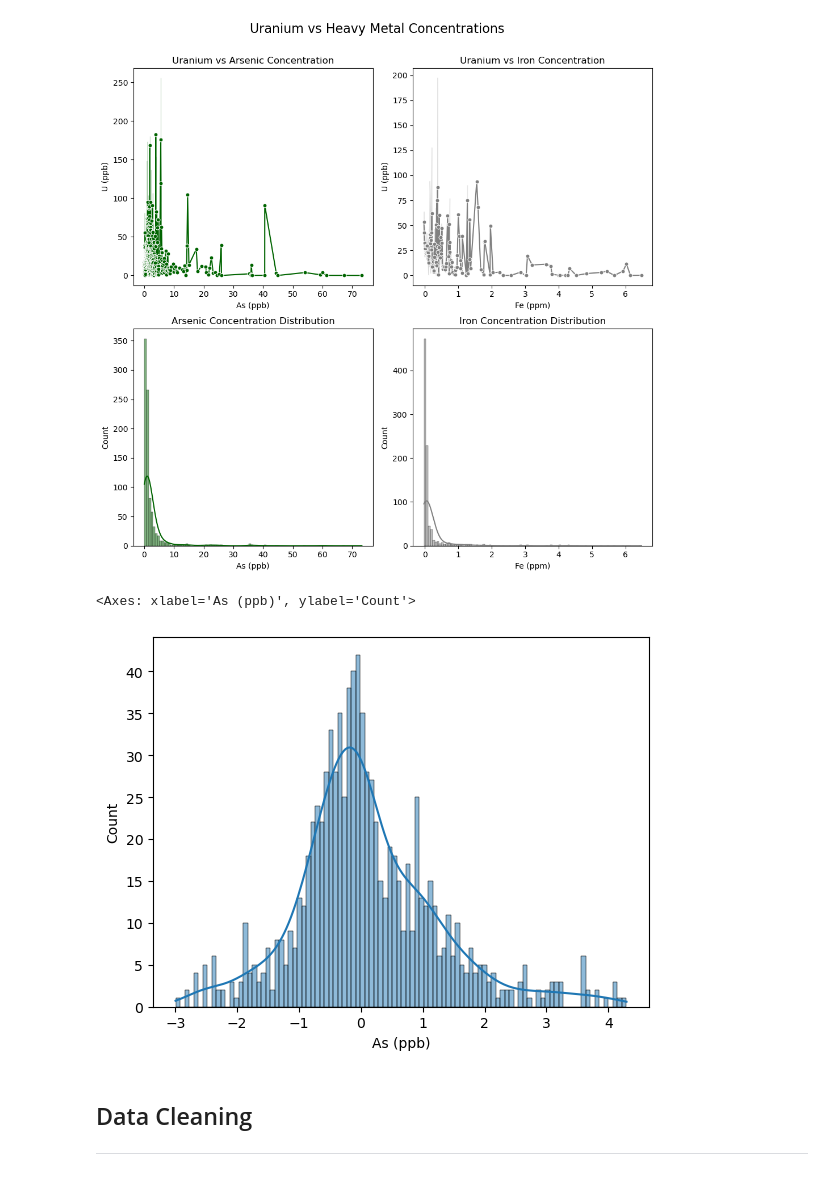
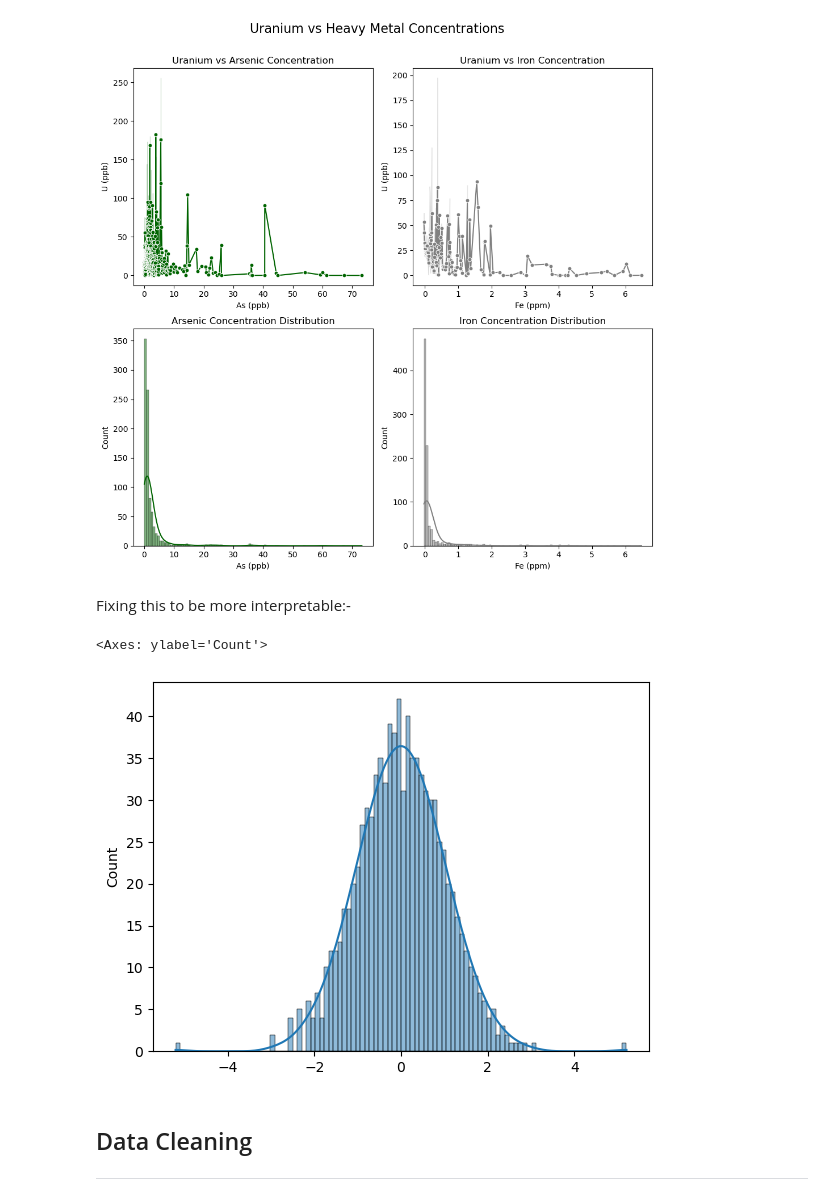
Before and after one commit to ikabrain/uranium-punjab-analysis, a Jupyter notebook: micro-study-2/relation.ipynb, the cells around one changed output. Saved outputs shown, nothing was run; the diff lists cells and outputs as text; code cells hidden in the pictures.

```diff
--- a/micro-study-2/relation.ipynb
+++ b/micro-study-2/relation.ipynb
@@ -252,10 +271,10 @@ def linear_plot(df: pd.DataFrame, elem_dict: dict, colors: list = []):
 linear_plot(df, heavy_metals, colors=["darkgreen", "grey"])
 # %% [output]
 [figure]
+# %% [markdown]
+Fixing this to be more interpretable:-
 # %%
-from sklearn
-
-sns.histplot(x=df["As (ppb)"], kde=True, bins=100)
+from sklearn.preprocessing import QuantileTransformer
 # %% [output]
-<Axes: xlabel='As (ppb)', ylabel='Count'>
+<Axes: ylabel='Count'>
-[figure, old version]
+[figure, new version]
```
Also changed, not shown: parts of 6 cells of this notebook.
